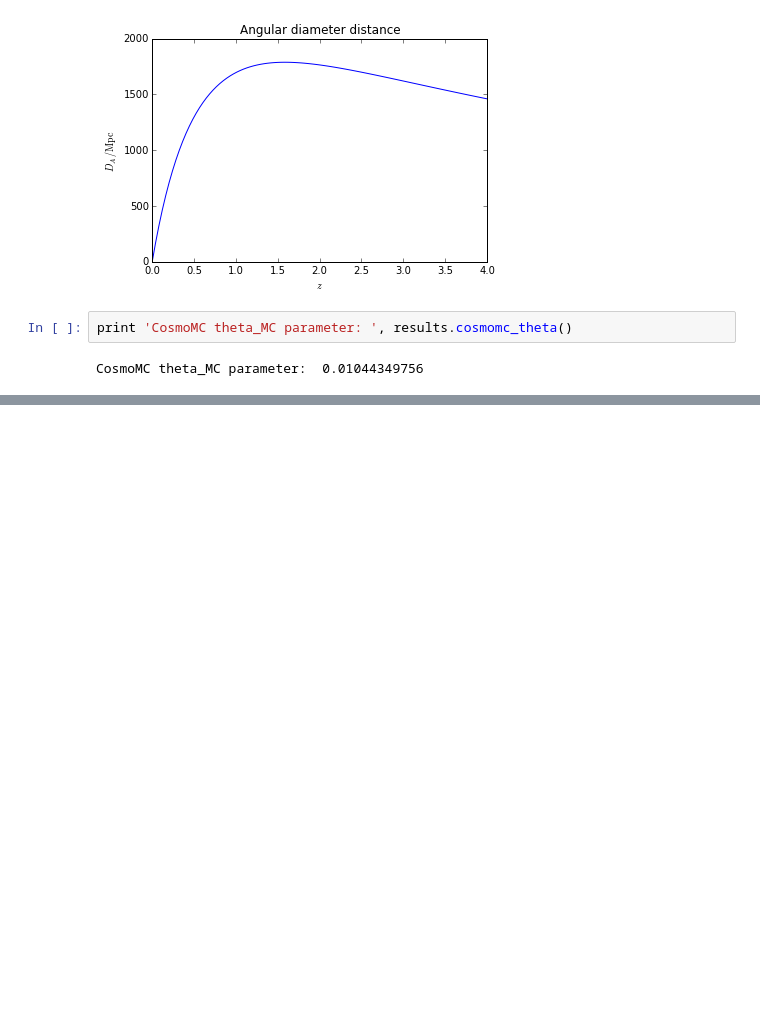
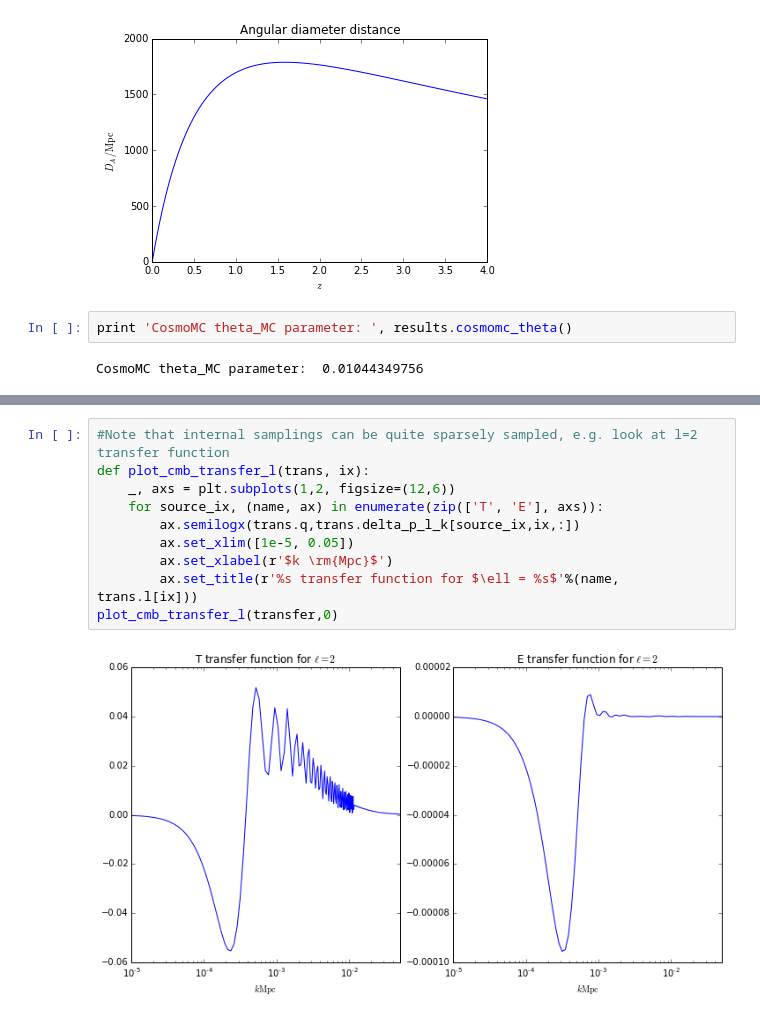
Before and after one commit to cmbant/CAMB, a Jupyter notebook: pycamb/docs/CAMBdemo.ipynb, the cells around one changed output, grey strips where cells are left out. Drawn from its saved outputs; the diff is of its cells as text; blank space fills up the shorter version.

```diff
--- a/pycamb/docs/CAMBdemo.ipynb
+++ b/pycamb/docs/CAMBdemo.ipynb
@@ -197,0 +204,12 @@ CosmoMC theta_MC parameter:  0.01044349756
+# %%
+#Note that internal samplings can be quite sparsely sampled, e.g. look at l=2 transfer function
+def plot_cmb_transfer_l(trans, ix):
+    _, axs = plt.subplots(1,2, figsize=(12,6))
+    for source_ix, (name, ax) in enumerate(zip(['T', 'E'], axs)):
+        ax.semilogx(trans.q,trans.delta_p_l_k[source_ix,ix,:])
+        ax.set_xlim([1e-5, 0.05])
+        ax.set_xlabel(r'$k \rm{Mpc}$')
+        ax.set_title(r'%s transfer function for $\ell = %s$'%(name, trans.l[ix]))
+plot_cmb_transfer_l(transfer,0)
+# %% [output]
+[figure, added]
```
Also changed, not shown: parts of 8 cells of this notebook, 12 other files.
